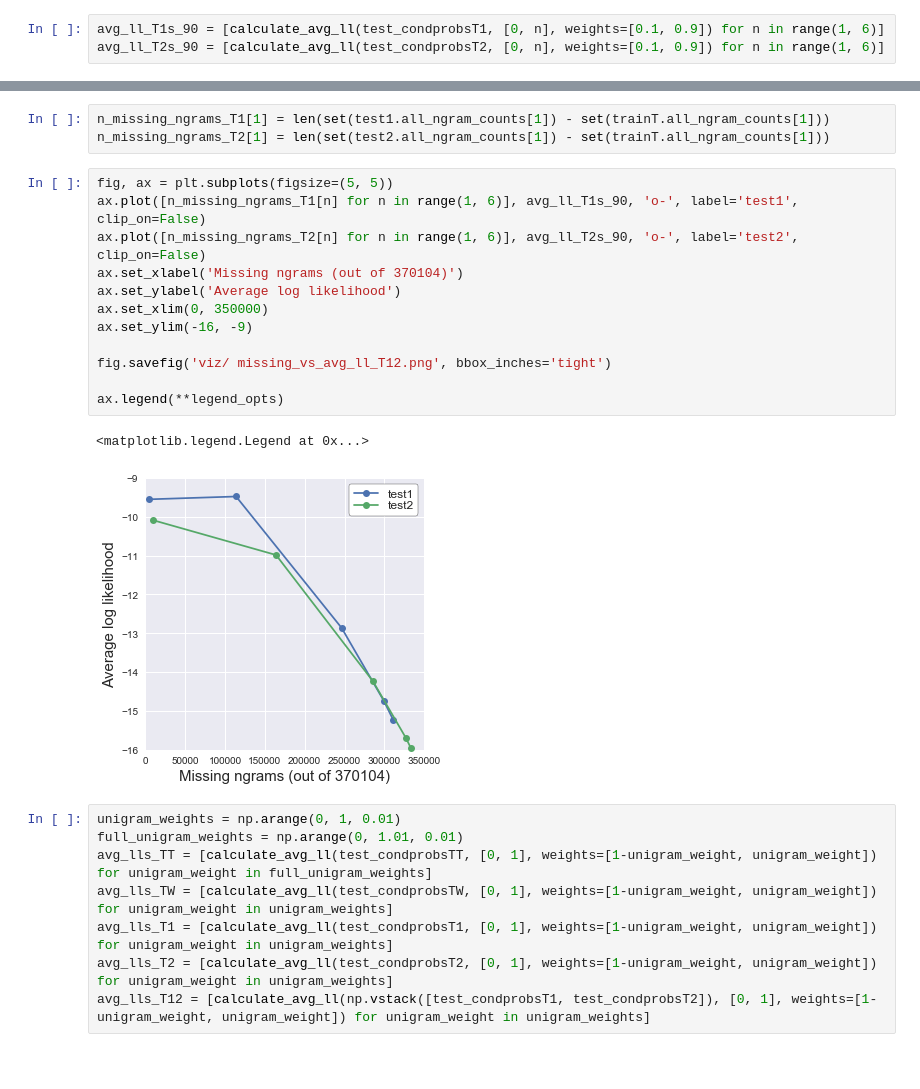
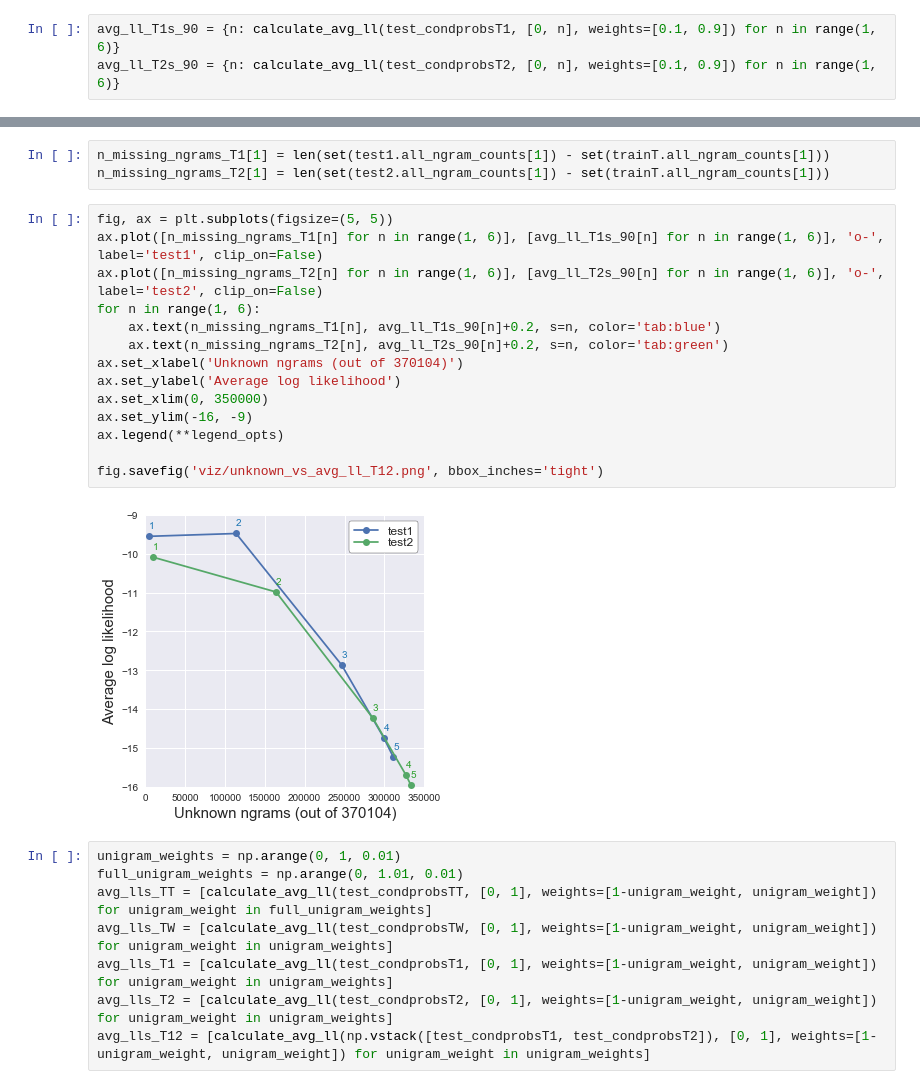
Before and after one commit to khanhnguyendata/ngram, a Jupyter notebook: ngram_models.ipynb, the cells around one changed output, grey strips where cells are left out. Drawn from its saved outputs; the diff is of its cells as text; blank space fills up the shorter version.

```diff
--- a/ngram_models.ipynb
+++ b/ngram_models.ipynb
@@ -352,8 +352,8 @@ plt.show()
 # %% [markdown]
 Investigating difference in model performance (trained on trainT) on test1 and test2
 # %%
-avg_ll_T1s_90 = [calculate_avg_ll(test_condprobsT1, [0, n], weights=[0.1, 0.9]) for n in range(1, 6)]
-avg_ll_T2s_90 = [calculate_avg_ll(test_condprobsT2, [0, n], weights=[0.1, 0.9]) for n in range(1, 6)]
+avg_ll_T1s_90 = {n: calculate_avg_ll(test_condprobsT1, [0, n], weights=[0.1, 0.9]) for n in range(1, 6)}
+avg_ll_T2s_90 = {n: calculate_avg_ll(test_condprobsT2, [0, n], weights=[0.1, 0.9]) for n in range(1, 6)}
 # %%
 n_missing_ngrams_T1 = {}
 n_missing_ngrams_T2 = {}
@@ -375,19 +375,20 @@ n_missing_ngrams_T1[1] = len(set(test1.all_ngram_counts[1]) - set(trainT.all_ngr
 n_missing_ngrams_T2[1] = len(set(test2.all_ngram_counts[1]) - set(trainT.all_ngram_counts[1]))
 # %%
 fig, ax = plt.subplots(figsize=(5, 5))
-ax.plot([n_missing_ngrams_T1[n] for n in range(1, 6)], avg_ll_T1s_90, 'o-', label='test1', clip_on=False)
-ax.plot([n_missing_ngrams_T2[n] for n in range(1, 6)], avg_ll_T2s_90, 'o-', label='test2', clip_on=False)
-ax.set_xlabel('Missing ngrams (out of 370104)')
+ax.plot([n_missing_ngrams_T1[n] for n in range(1, 6)], [avg_ll_T1s_90[n] for n in range(1, 6)], 'o-', label='test1', clip_on=False)
+ax.plot([n_missing_ngrams_T2[n] for n in range(1, 6)], [avg_ll_T2s_90[n] for n in range(1, 6)], 'o-', label='test2', clip_on=False)
+for n in range(1, 6):
+    ax.text(n_missing_ngrams_T1[n], avg_ll_T1s_90[n]+0.2, s=n, color='tab:blue')
+    ax.text(n_missing_ngrams_T2[n], avg_ll_T2s_90[n]+0.2, s=n, color='tab:green')
+ax.set_xlabel('Unknown ngrams (out of 370104)')
 ax.set_ylabel('Average log likelihood')
 ax.set_xlim(0, 350000)
 ax.set_ylim(-16, -9)
+ax.legend(**legend_opts)
 
-fig.savefig('viz/ missing_vs_avg_ll_T12.png', bbox_inches='tight')
-
-ax.legend(**legend_opts)
+fig.savefig('viz/unknown_vs_avg_ll_T12.png', bbox_inches='tight')
 # %% [output]
-<matplotlib.legend.Legend at 0x...>
-[figure, old version]
+[figure, new version]
 # %%
 unigram_weights = np.arange(0, 1, 0.01)
 full_unigram_weights = np.arange(0, 1.01, 0.01)
```
Also changed, not shown: 2 other files.
